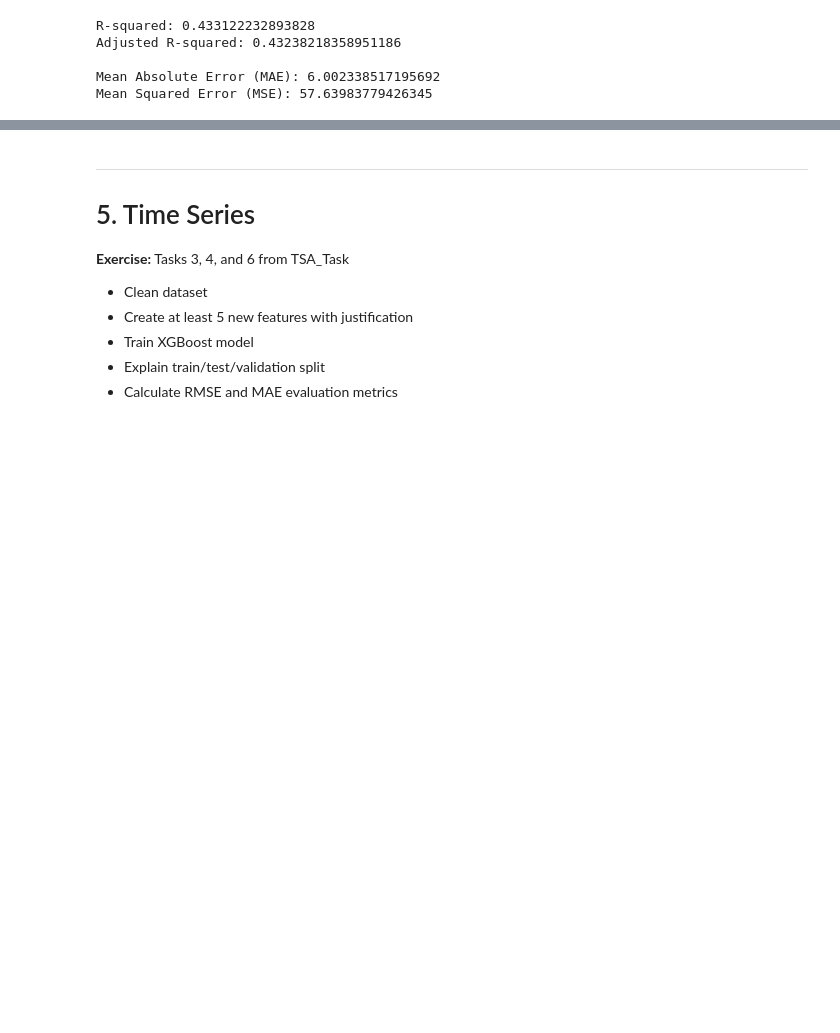
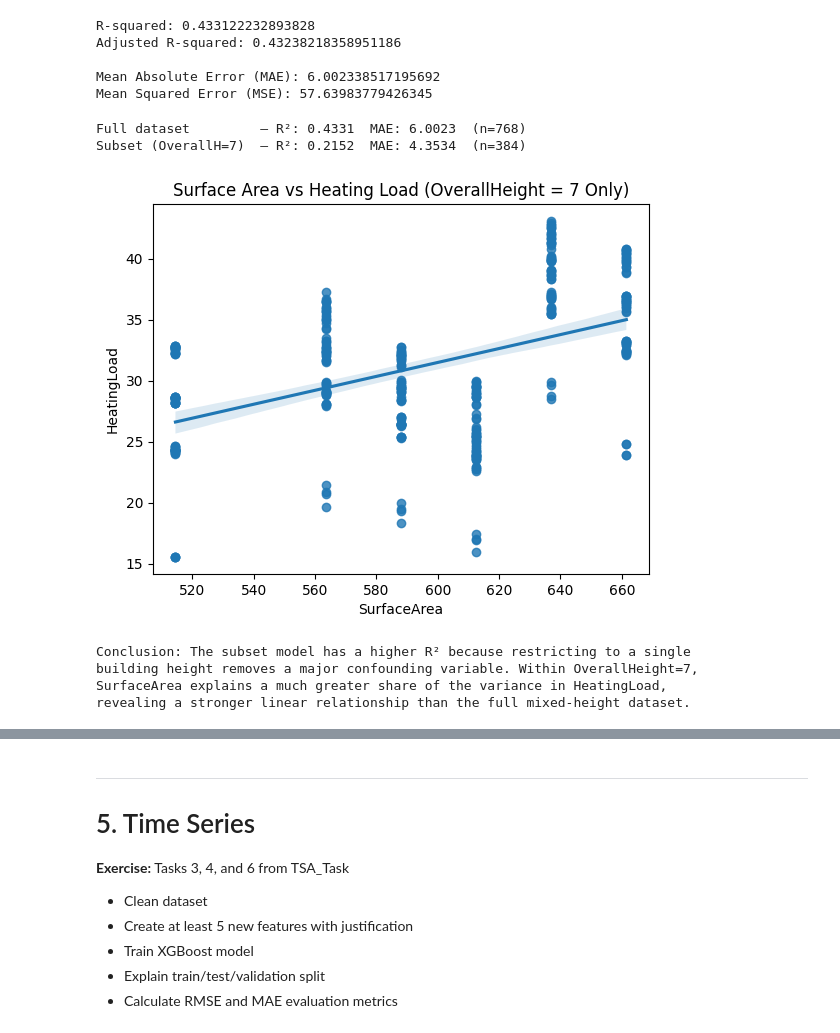
Before and after one commit to X1las/DaT, a Jupyter notebook: exam_handin_jwsc.ipynb, the cells around one changed output, grey strips where cells are left out. Saved outputs shown, nothing was run; the diff lists cells and outputs as text; code cells hidden in the pictures; blank space fills up the shorter version.

```diff
--- a/exam_handin_jwsc.ipynb
+++ b/exam_handin_jwsc.ipynb
@@ -718,3 +639,37 @@ Adjusted R-squared: 0.43238218358951186
 
 Mean Absolute Error (MAE): 6.002338517195692
 Mean Squared Error (MSE): 57.63983779426345
+# %%
+## 8. Subset Model: OverallHeight = 7
+
+# Subset dataset to only buildings with OverallHeight == 7
+data_subset = data[data["OverallHeight"] == 7.0]
+X_sub = sm.add_constant(data_subset["SurfaceArea"])
+linreg_sub = sm.OLS(data_subset["HeatingLoad"], X_sub).fit()
+
+full_r2  = linreg_statsm.rsquared
+full_mae = np.mean(np.abs(linreg_statsm.resid))
+sub_r2   = linreg_sub.rsquared
+sub_mae  = np.mean(np.abs(linreg_sub.resid))
+
+print(f"Full dataset         — R²: {full_r2:.4f}  MAE: {full_mae:.4f}  (n={len(data)})")
+print(f"Subset (OverallH=7)  — R²: {sub_r2:.4f}  MAE: {sub_mae:.4f}  (n={len(data_subset)})")
+
+sns.regplot(x="SurfaceArea", y="HeatingLoad", data=data_subset)
+plt.title("Surface Area vs Heating Load (OverallHeight = 7 Only)")
+plt.xlabel("SurfaceArea")
+plt.ylabel("HeatingLoad")
+plt.show()
+
+print("\nConclusion: The subset model has a higher R² because restricting to a single")
+print("building height removes a major confounding variable. Within OverallHeight=7,")
+print("SurfaceArea explains a much greater share of the variance in HeatingLoad,")
+print("revealing a stronger linear relationship than the full mixed-height dataset.")
+# %% [output]
+Full dataset         — R²: 0.4331  MAE: 6.0023  (n=768)
+Subset (OverallH=7)  — R²: 0.2152  MAE: 4.3534  (n=384)
+[figure, added]
+Conclusion: The subset model has a higher R² because restricting to a single
+building height removes a major confounding variable. Within OverallHeight=7,
+SurfaceArea explains a much greater share of the variance in HeatingLoad,
+revealing a stronger linear relationship than the full mixed-height dataset.
```
Also changed, not shown: parts of 103 cells of this notebook, 9 other files.
